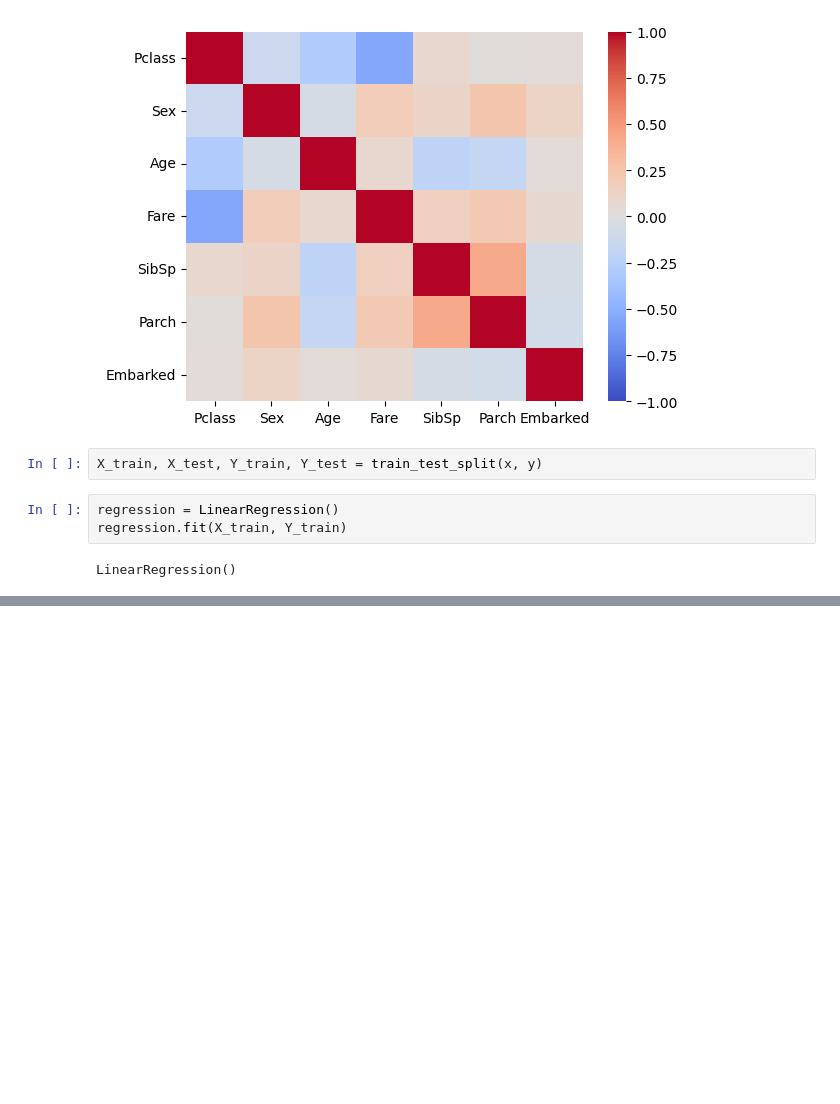
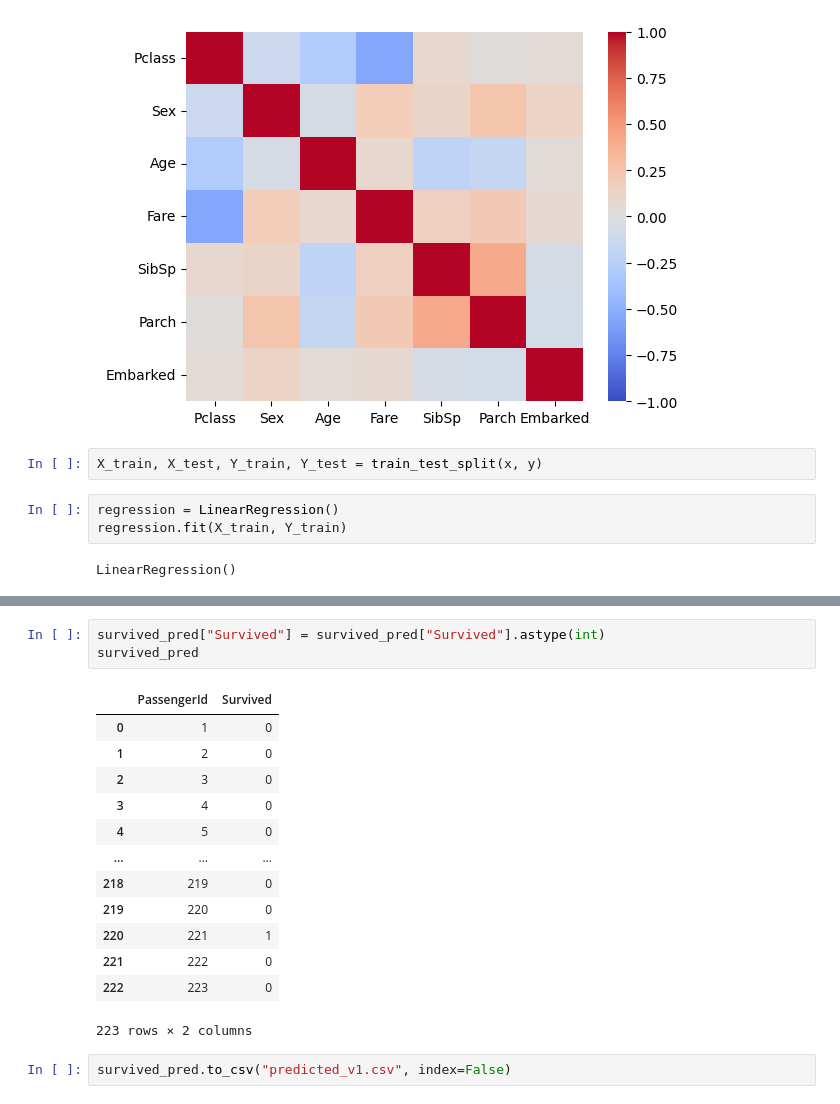
Before and after one commit to NidalMartinsAli/Kaggle_Competitions, a Jupyter notebook: Titanic/reader.ipynb, the cells around one changed output, grey strips where cells are left out. Saved outputs shown, nothing was run; the diff lists cells and outputs as text; blank space fills up the shorter version.

```diff
--- a/Titanic/reader.ipynb
+++ b/Titanic/reader.ipynb
@@ -261,0 +249,19 @@ LinearRegression()
+# %%
+survived_pred["Survived"] = survived_pred["Survived"].astype(int)
+survived_pred
+# %% [output]
+|  | PassengerId | Survived |
+| 0 | 1 | 0 |
+| 1 | 2 | 0 |
+| 2 | 3 | 0 |
+| 3 | 4 | 0 |
+| 4 | 5 | 0 |
+| ... | ... | ... |
+| 218 | 219 | 0 |
+| 219 | 220 | 0 |
+| 220 | 221 | 1 |
+| 221 | 222 | 0 |
+| 222 | 223 | 0 |
+223 rows × 2 columns
+# %%
+survived_pred.to_csv("predicted_v1.csv", index=False)
```
Also changed, not shown: parts of 18 cells of this notebook.
